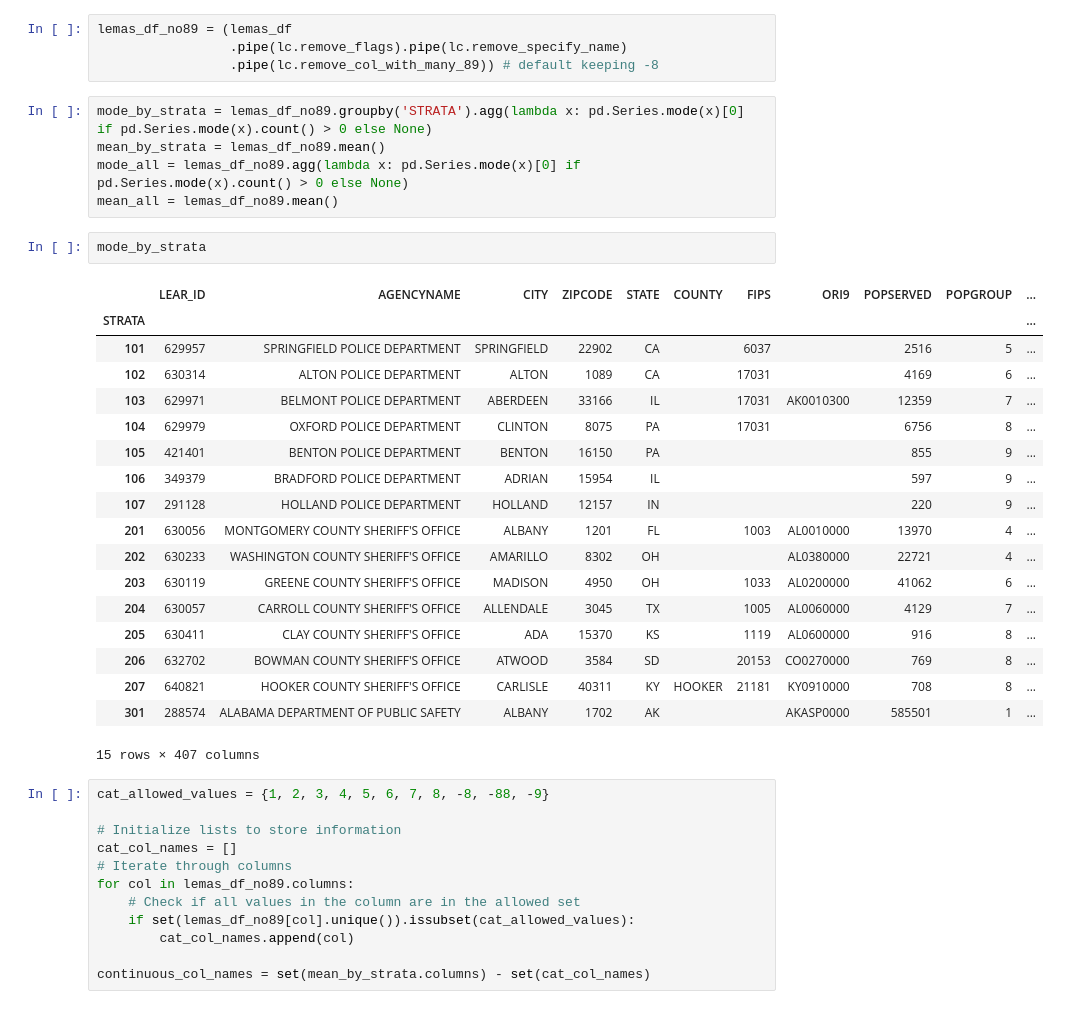
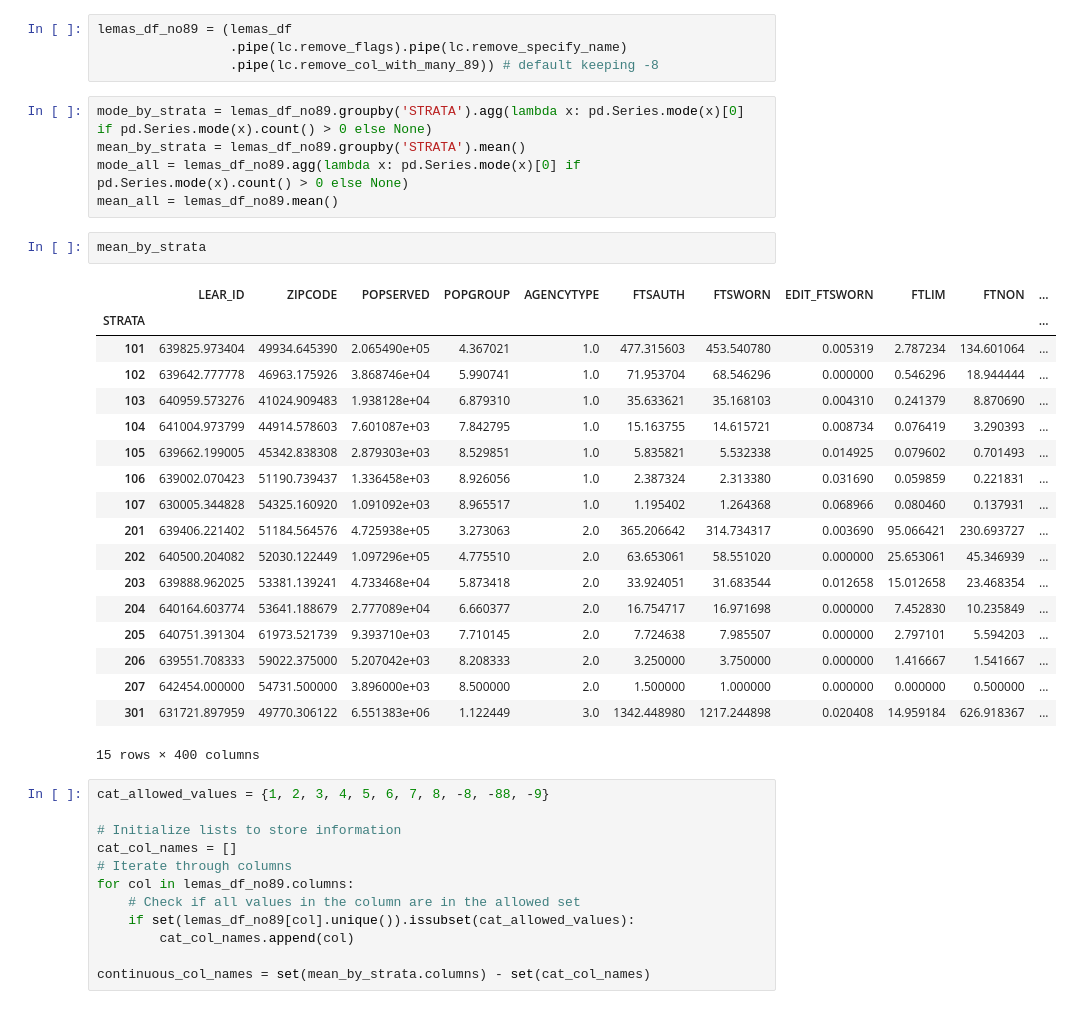
Before and after one commit to teddy21019/NIBRS_diffusion, a Jupyter notebook: similarity_network.ipynb, the cells around one changed output. Saved outputs shown, nothing was run; the diff lists cells and outputs as text.

```diff
--- a/similarity_network.ipynb
+++ b/similarity_network.ipynb
@@ -285,30 +294,30 @@ lemas_df_no89 = (lemas_df
                  .pipe(lc.remove_col_with_many_89)) # default keeping -8
 # %%
 mode_by_strata = lemas_df_no89.groupby('STRATA').agg(lambda x: pd.Series.mode(x)[0] if pd.Series.mode(x).count() > 0 else None)
-mean_by_strata = lemas_df_no89.mean()
+mean_by_strata = lemas_df_no89.groupby('STRATA').mean()
 mode_all = lemas_df_no89.agg(lambda x: pd.Series.mode(x)[0] if pd.Series.mode(x).count() > 0 else None)
 mean_all = lemas_df_no89.mean()
-# %%
-mode_by_strata
-# %% [output]
-|  | LEAR_ID | AGENCYNAME | CITY | ZIPCODE | STATE | COUNTY | FIPS | ORI9 | POPSERVED | POPGROUP | ... |
-| STRATA |  |  |  |  |  |  |  |  |  |  | ... |
-| 101 | 629957 | SPRINGFIELD POLICE DEPARTMENT | SPRINGFIELD | 22902 | CA |  | 6037 |  | 2516 | 5 | ... |
-| 102 | 630314 | ALTON POLICE DEPARTMENT | ALTON | 1089 | CA |  | 17031 |  | 4169 | 6 | ... |
-| 103 | 629971 | BELMONT POLICE DEPARTMENT | ABERDEEN | 33166 | IL |  | 17031 | AK0010300 | 12359 | 7 | ... |
-| 104 | 629979 | OXFORD POLICE DEPARTMENT | CLINTON | 8075 | PA |  | 17031 |  | 6756 | 8 | ... |
-| 105 | 421401 | BENTON POLICE DEPARTMENT | BENTON | 16150 | PA |  |  |  | 855 | 9 | ... |
-| 106 | 349379 | BRADFORD POLICE DEPARTMENT | ADRIAN | 15954 | IL |  |  |  | 597 | 9 | ... |
-| 107 | 291128 | HOLLAND POLICE DEPARTMENT | HOLLAND | 12157 | IN |  |  |  | 220 | 9 | ... |
-| 201 | 630056 | MONTGOMERY COUNTY SHERIFF'S OFFICE | ALBANY | 1201 | FL |  | 1003 | AL0010000 | 13970 | 4 | ... |
-| 202 | 630233 | WASHINGTON COUNTY SHERIFF'S OFFICE | AMARILLO | 8302 | OH |  |  | AL0380000 | 22721 | 4 | ... |
-| 203 | 630119 | GREENE COUNTY SHERIFF'S OFFICE | MADISON | 4950 | OH |  | 1033 | AL0200000 | 41062 | 6 | ... |
-| 204 | 630057 | CARROLL COUNTY SHERIFF'S OFFICE | ALLENDALE | 3045 | TX |  | 1005 | AL0060000 | 4129 | 7 | ... |
-| 205 | 630411 | CLAY COUNTY SHERIFF'S OFFICE | ADA | 15370 | KS |  | 1119 | AL0600000 | 916 | 8 | ... |
-| 206 | 632702 | BOWMAN COUNTY SHERIFF'S OFFICE | ATWOOD | 3584 | SD |  | 20153 | CO0270000 | 769 | 8 | ... |
-| 207 | 640821 | HOOKER COUNTY SHERIFF'S OFFICE | CARLISLE | 40311 | KY | HOOKER | 21181 | KY0910000 | 708 | 8 | ... |
-| 301 | 288574 | ALABAMA DEPARTMENT OF PUBLIC SAFETY | ALBANY | 1702 | AK |  |  | AKASP0000 | 585501 | 1 | ... |
-15 rows × 407 columns
+# %%
+mean_by_strata
+# %% [output]
+|  | LEAR_ID | ZIPCODE | POPSERVED | POPGROUP | AGENCYTYPE | FTSAUTH | FTSWORN | EDIT_FTSWORN | FTLIM | FTNON | ... |
+| STRATA |  |  |  |  |  |  |  |  |  |  | ... |
+| 101 | 639825.973404 | 49934.645390 | 2.065490e+05 | 4.367021 | 1.0 | 477.315603 | 453.540780 | 0.005319 | 2.787234 | 134.601064 | ... |
+| 102 | 639642.777778 | 46963.175926 | 3.868746e+04 | 5.990741 | 1.0 | 71.953704 | 68.546296 | 0.000000 | 0.546296 | 18.944444 | ... |
+| 103 | 640959.573276 | 41024.909483 | 1.938128e+04 | 6.879310 | 1.0 | 35.633621 | 35.168103 | 0.004310 | 0.241379 | 8.870690 | ... |
+| 104 | 641004.973799 | 44914.578603 | 7.601087e+03 | 7.842795 | 1.0 | 15.163755 | 14.615721 | 0.008734 | 0.076419 | 3.290393 | ... |
+| 105 | 639662.199005 | 45342.838308 | 2.879303e+03 | 8.529851 | 1.0 | 5.835821 | 5.532338 | 0.014925 | 0.079602 | 0.701493 | ... |
+| 106 | 639002.070423 | 51190.739437 | 1.336458e+03 | 8.926056 | 1.0 | 2.387324 | 2.313380 | 0.031690 | 0.059859 | 0.221831 | ... |
+| 107 | 630005.344828 | 54325.160920 | 1.091092e+03 | 8.965517 | 1.0 | 1.195402 | 1.264368 | 0.068966 | 0.080460 | 0.137931 | ... |
+| 201 | 639406.221402 | 51184.564576 | 4.725938e+05 | 3.273063 | 2.0 | 365.206642 | 314.734317 | 0.003690 | 95.066421 | 230.693727 | ... |
+| 202 | 640500.204082 | 52030.122449 | 1.097296e+05 | 4.775510 | 2.0 | 63.653061 | 58.551020 | 0.000000 | 25.653061 | 45.346939 | ... |
+| 203 | 639888.962025 | 53381.139241 | 4.733468e+04 | 5.873418 | 2.0 | 33.924051 | 31.683544 | 0.012658 | 15.012658 | 23.468354 | ... |
+| 204 | 640164.603774 | 53641.188679 | 2.777089e+04 | 6.660377 | 2.0 | 16.754717 | 16.971698 | 0.000000 | 7.452830 | 10.235849 | ... |
+| 205 | 640751.391304 | 61973.521739 | 9.393710e+03 | 7.710145 | 2.0 | 7.724638 | 7.985507 | 0.000000 | 2.797101 | 5.594203 | ... |
+| 206 | 639551.708333 | 59022.375000 | 5.207042e+03 | 8.208333 | 2.0 | 3.250000 | 3.750000 | 0.000000 | 1.416667 | 1.541667 | ... |
+| 207 | 642454.000000 | 54731.500000 | 3.896000e+03 | 8.500000 | 2.0 | 1.500000 | 1.000000 | 0.000000 | 0.000000 | 0.500000 | ... |
+| 301 | 631721.897959 | 49770.306122 | 6.551383e+06 | 1.122449 | 3.0 | 1342.448980 | 1217.244898 | 0.020408 | 14.959184 | 626.918367 | ... |
+15 rows × 400 columns
 # %%
 cat_allowed_values = {1, 2, 3, 4, 5, 6, 7, 8, -8, -88, -9}
 
```
Also changed, not shown: parts of 20 cells of this notebook, 1 other file.
